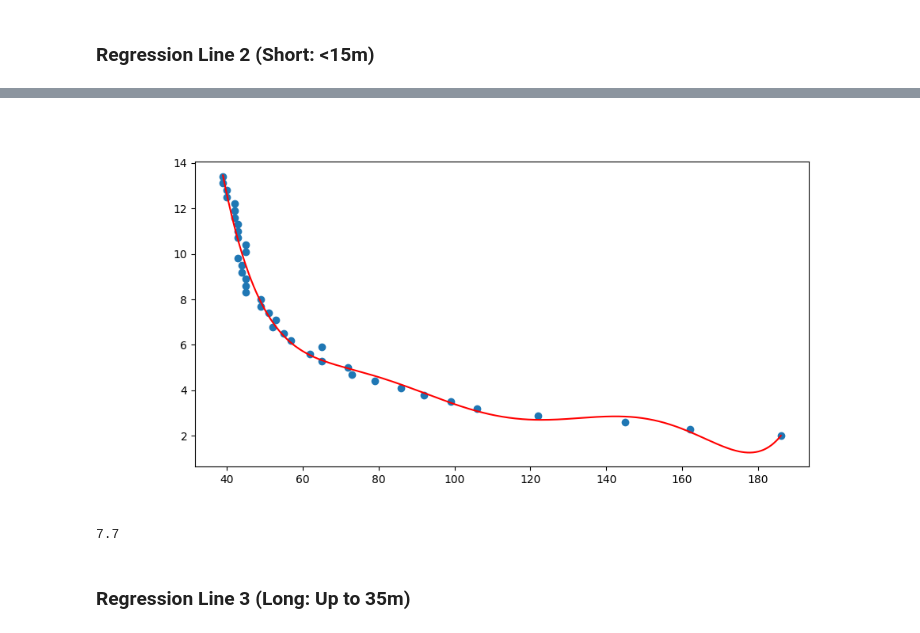
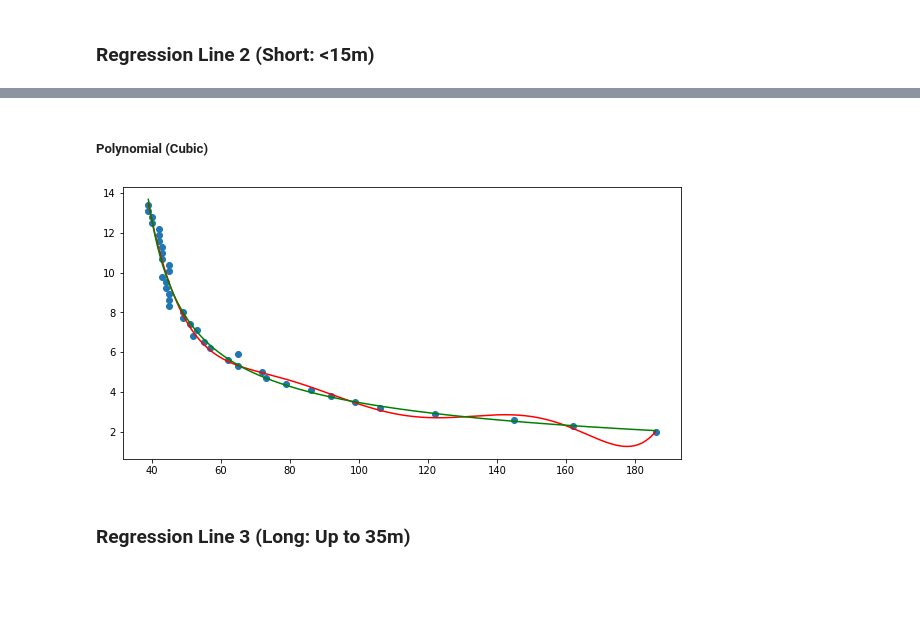
Before and after one commit to kiplimock/image-processing, a Jupyter notebook: disparity.ipynb, the cells around one changed output, grey strips where cells are left out. Cells and saved outputs as stored; diff of their text form; code cells hidden in the pictures; blank space fills up the shorter version.

```diff
--- a/disparity.ipynb
+++ b/disparity.ipynb
@@ -318,0 +321,8 @@ len(disp) == len(dist)
+# %%
+def disp2dist(x):
+    '''
+    Computes the distance given a disparity value between 0 & 255\n
+    x must be a number or a numpy array
+    The rational function was fitted using MATLAB's curveFitter App
+    '''
+    return (507.7*pow(x,2) -214.7*x + 10.1) / (pow(x,3) + 76.2*pow(x,2) -3057*x - 139.7)
@@ -319,21 +353,20 @@ len(disp) == len(dist)
+# %% [markdown]
+##### Polynomial (Cubic)
 # %%
 dist1 = np.linspace(2.0, 13.4, 39)
 disp1 = np.array([186, 162, 145, 122, 106, 99, 92, 86, 79, 73, 72, 65, 62, 65, 57, 55, 52,
     53, 51, 49, 49, 45, 45, 45, 44, 44, 43, 45, 45, 43, 43, 43, 42, 42, 42, 40, 40, 39, 39])
 
 model = np.poly1d(np.polyfit(disp1, dist1, 6))
 points = np.linspace(39, 186, 600)
 
 plt.figure(figsize=(10, 5))
 plt.plot(points, model(points), color='r')
 plt.scatter(disp1, dist1)
+plt.plot(points, disp2dist(points), color='g')
 plt.show()
 # %% [output]
-[figure, old version]
+[figure, new version]
-# %%
-print(model)
-# %% [output]
-7.7
 # %% [markdown]
 ### Regression Line 3 (Long: Up to 35m)
 # %%
```
Also changed, not shown: parts of 5 cells of this notebook.
